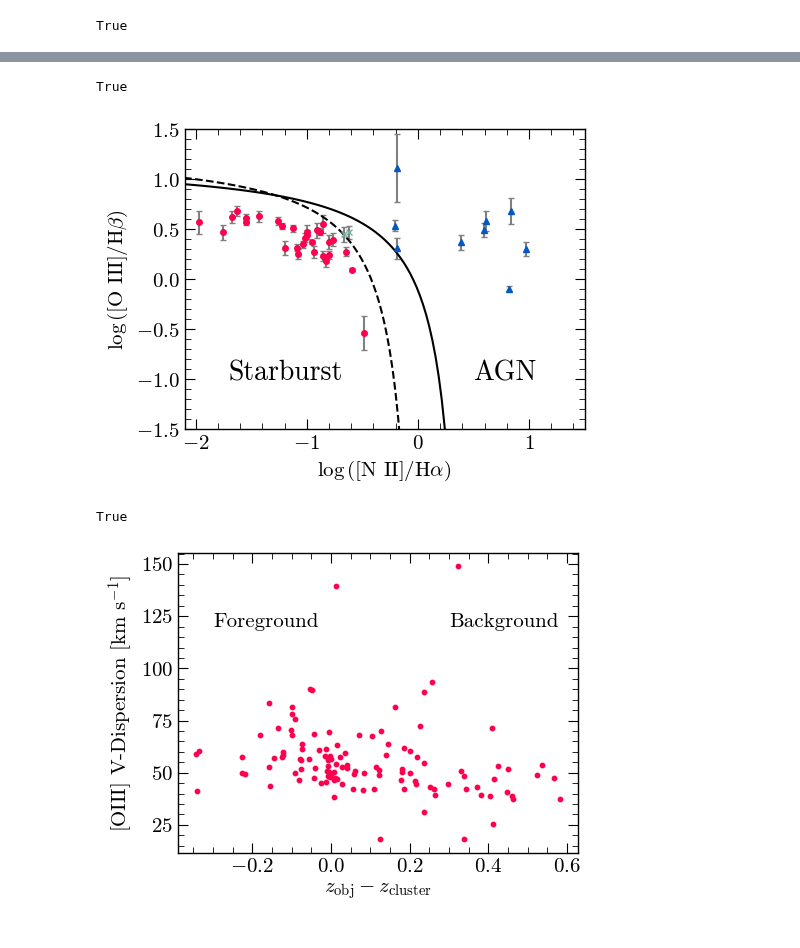
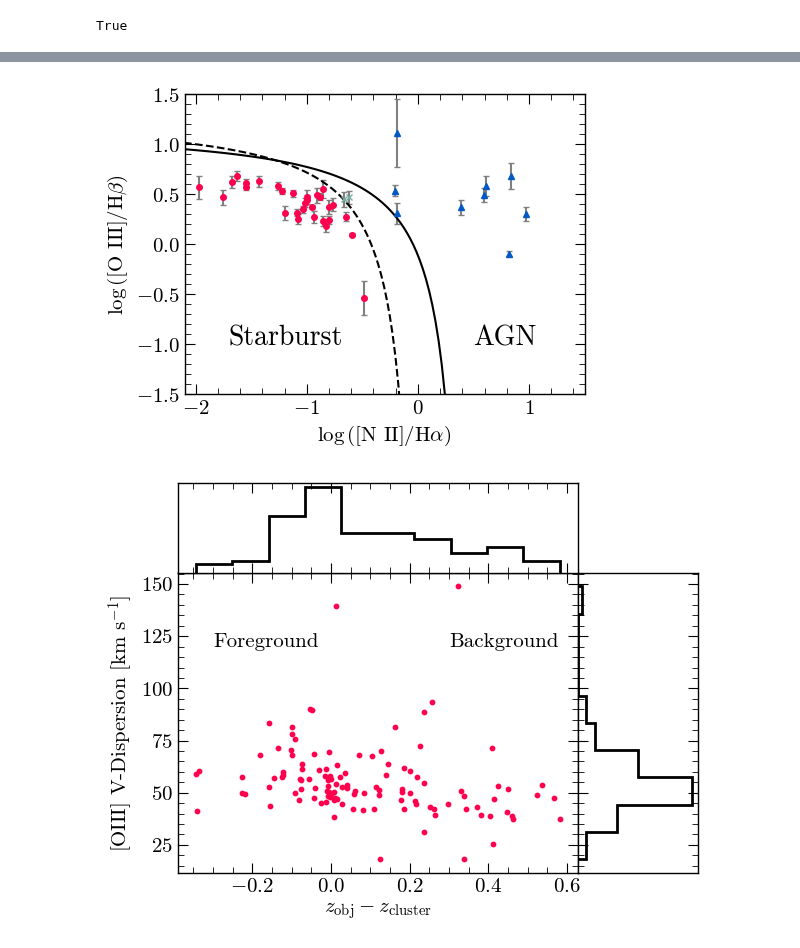
Before and after one commit to 0hardytom/eelgs, a Jupyter notebook: notebooks/week5-6/result_plotter.ipynb, the cells around one changed output, grey strips where cells are left out. Drawn from its saved outputs; the diff is of its cells as text; code cells hidden in the pictures.

```diff
--- a/notebooks/week5-6/result_plotter.ipynb
+++ b/notebooks/week5-6/result_plotter.ipynb
@@ -101,7 +101,7 @@ lambda_keys = {
 'hei5876':  r'HeI $\lambda$5876',
 }
 # %%
-test = ascii.read('allsources.csv')
+test = ascii.read('allsourcesOLD.csv')
 tab = test[test['object_id']!= 'STACK']
 # %%
 def linear(x, *params):
@@ -264,23 +244,35 @@ ax.text(-1.7,-1,'Starburst', fontsize=20)
 ax.text(0.5,-1,'AGN', fontsize=20)
 
 pf.fix_plot([ax])
+fig.savefig(f'figs/bpt.png', dpi=600, bbox_inches='tight')
 # %% [output]
-True
 [figure]
 # %%
-fix, ax = pf.create_plot()
+fig, ax = pf.create_plot()
 
 ax.scatter((tab['z']-tab['zcluster']),tab['oiii5007_vel_disp'], color='#ff004f', s=10)
 ax.text(-.3,120,'Foreground', fontsize=15)
 ax.text(.3,120,'Background', fontsize=15)
 
 
 ax.set_xlabel(r'$z_{\mathrm{obj}}-z_{\mathrm{cluster}}$')
 ax.set_ylabel(r'[OIII] V-Dispersion [km s$^{-1}$]')
-pf.fix_plot([ax])
+
+ax2 = fig.add_axes((1,0,0.3,1), sharey=ax)
+ax3 = fig.add_axes((0,1,1,0.3), sharex=ax)
+plt.setp(ax2.get_yticklabels(), visible=False)
+plt.setp(ax3.get_xticklabels(), visible=False)
+
+ax2.hist(tab['oiii5007_vel_disp'], histtype='step', orientation='horizontal', lw=2, color='k')
+ax3.hist((tab['z']-tab['zcluster']), histtype='step', orientation='vertical', lw=2, color='k')
+
+ax2.set_xticks([])
+ax3.set_yticks([])
+
+pf.fix_plot([ax,ax2,ax3])
+fig.savefig(f'figs/dispersion.png', dpi=600, bbox_inches='tight')
 # %% [output]
-True
-[figure, old version]
+[figure, new version]
 # %%
 fig, ax = pf.create_plot()
 
```
Also changed, not shown: parts of 11 cells of this notebook, 4 other files.
